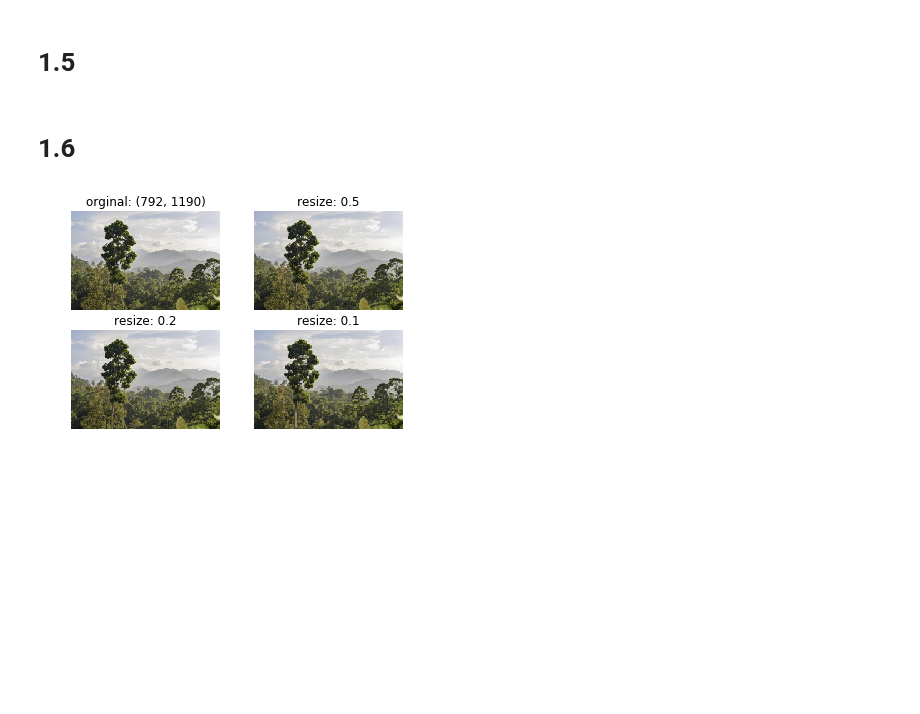
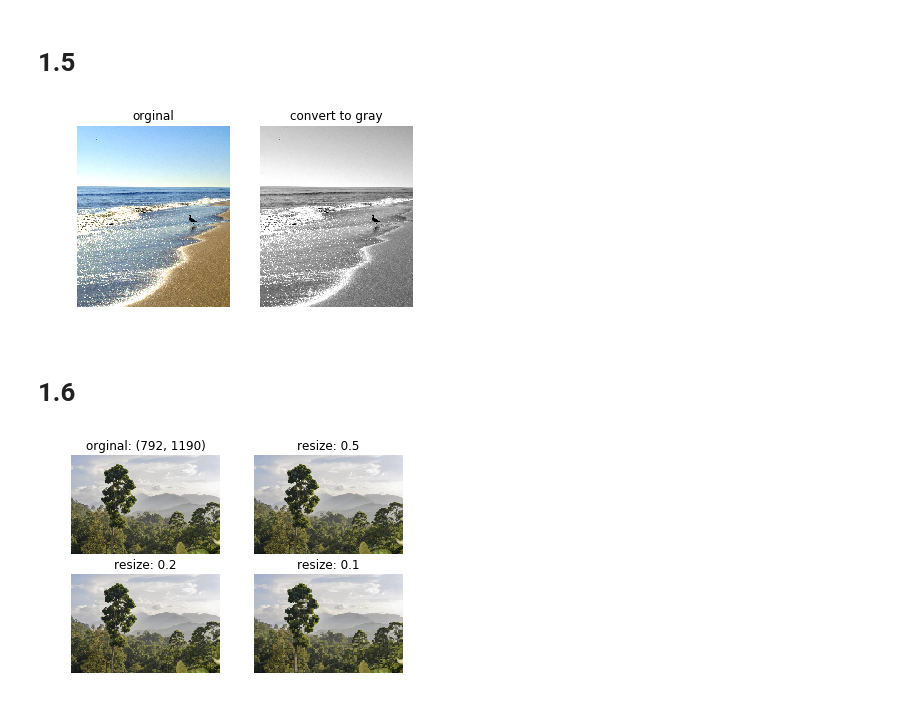
Before and after one commit to philiplassen/My_School_Work, a Jupyter notebook: SIP/ass1/Assignment_1.ipynb, the cells around one changed output. Cells and saved outputs as stored; diff of their text form; code cells hidden in the pictures; blank space fills up the shorter version.

```diff
--- a/SIP/ass1/Assignment_1.ipynb
+++ b/SIP/ass1/Assignment_1.ipynb
@@ -72,5 +120,27 @@ HSV("Images/peppers.png")
 # %% [markdown]
 # 1.5
+# %%
+def rgb2gray(img):
+  img_gray = 0.2989 * img[:,:,0] + 0.5870 * img[:,:,1] + 0.1140 * img[:,:,2]
+  return img_gray
+
+def plot_rgb_gray(path):
+
+  I_rgb = imread(path)
+  I_gray = rgb2gray(I_rgb)
+  plt.subplot(1, 2, 1)
+  plt.imshow(I_rgb)
+  plt.axis('off')
+  plt.title('orginal')
+
+  plt.subplot(1, 2, 2)
+  plt.imshow(I_gray, cmap = 'gray')
+  plt.axis('off')
+  plt.title('convert to gray')
+
+plot_rgb_gray('Images/sunandsea.jpg')
+# %% [output]
+[figure, added]
 # %% [markdown]
 # 1.6
 # %%
```
Also changed, not shown: parts of 3 cells of this notebook, 8 other files.
